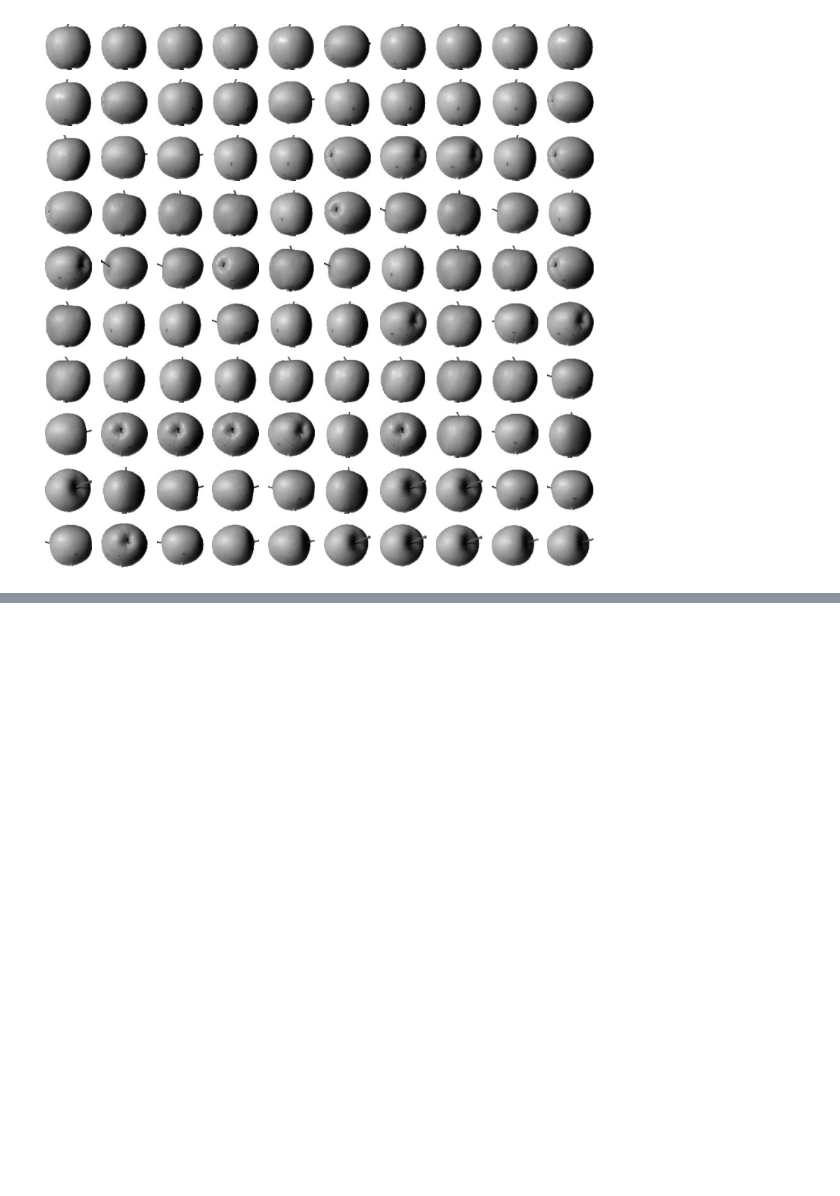
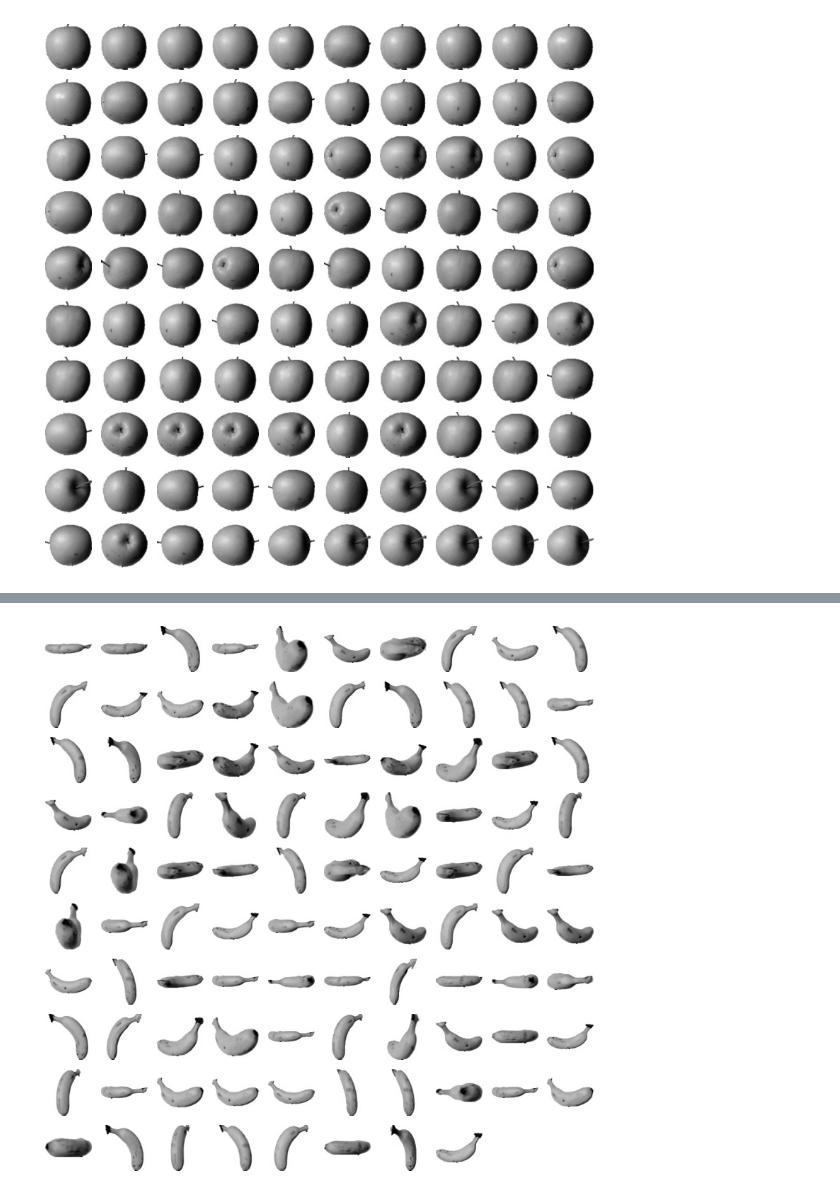
Before and after one commit to allyreum/R_study, a Jupyter notebook: 혼공머신.ipynb, the cells around one changed output, grey strips where cells are left out. Saved outputs shown, nothing was run; the diff lists cells and outputs as text; code cells hidden in the pictures; blank space fills up the shorter version.

```diff
--- a/혼공머신.ipynb
+++ b/혼공머신.ipynb
@@ -1597,0 +1679,4 @@ plt.show()
+# %%
+draw_fruits(fruits[kn.labels_ == 1])
+# %% [output]
+[figure, added]
```
Also changed, not shown: parts of 7 cells of this notebook.
